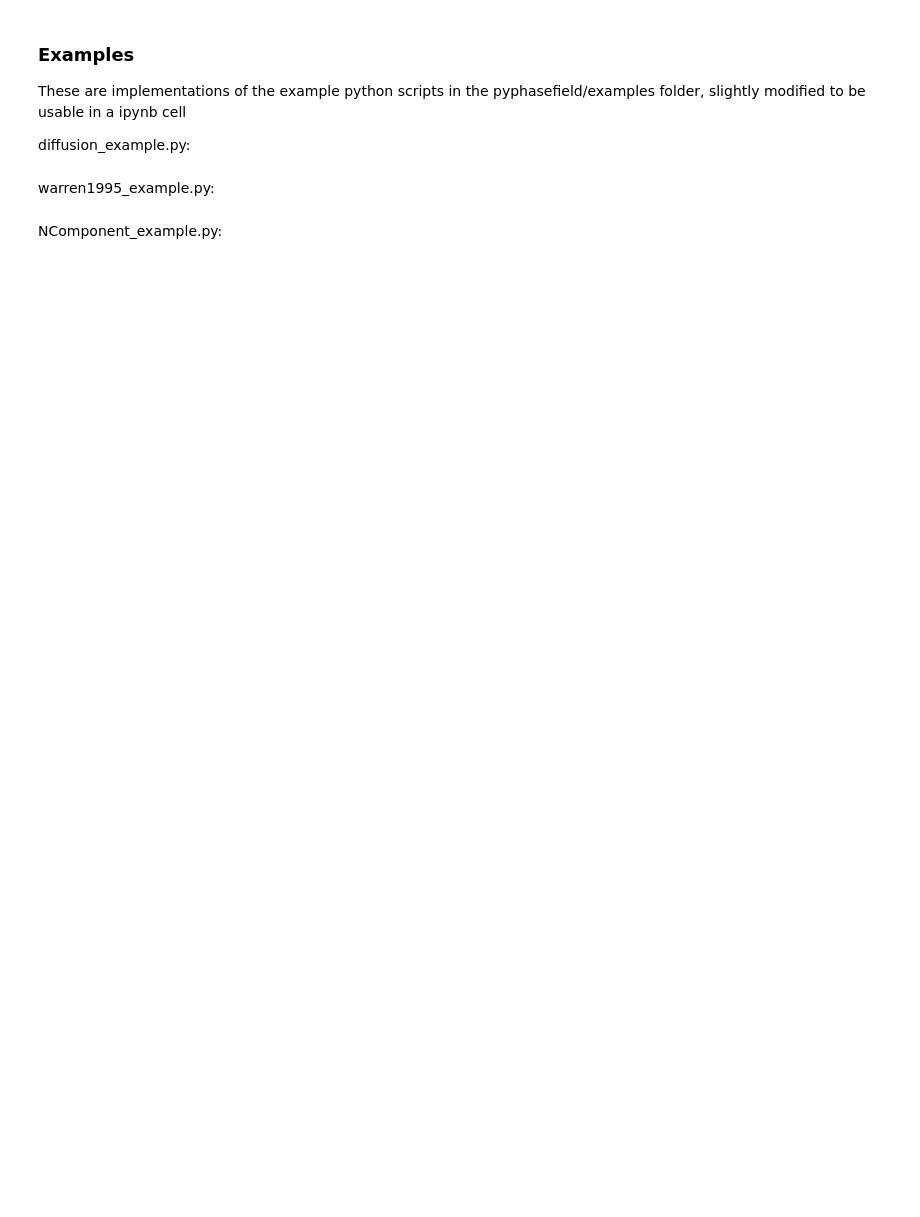
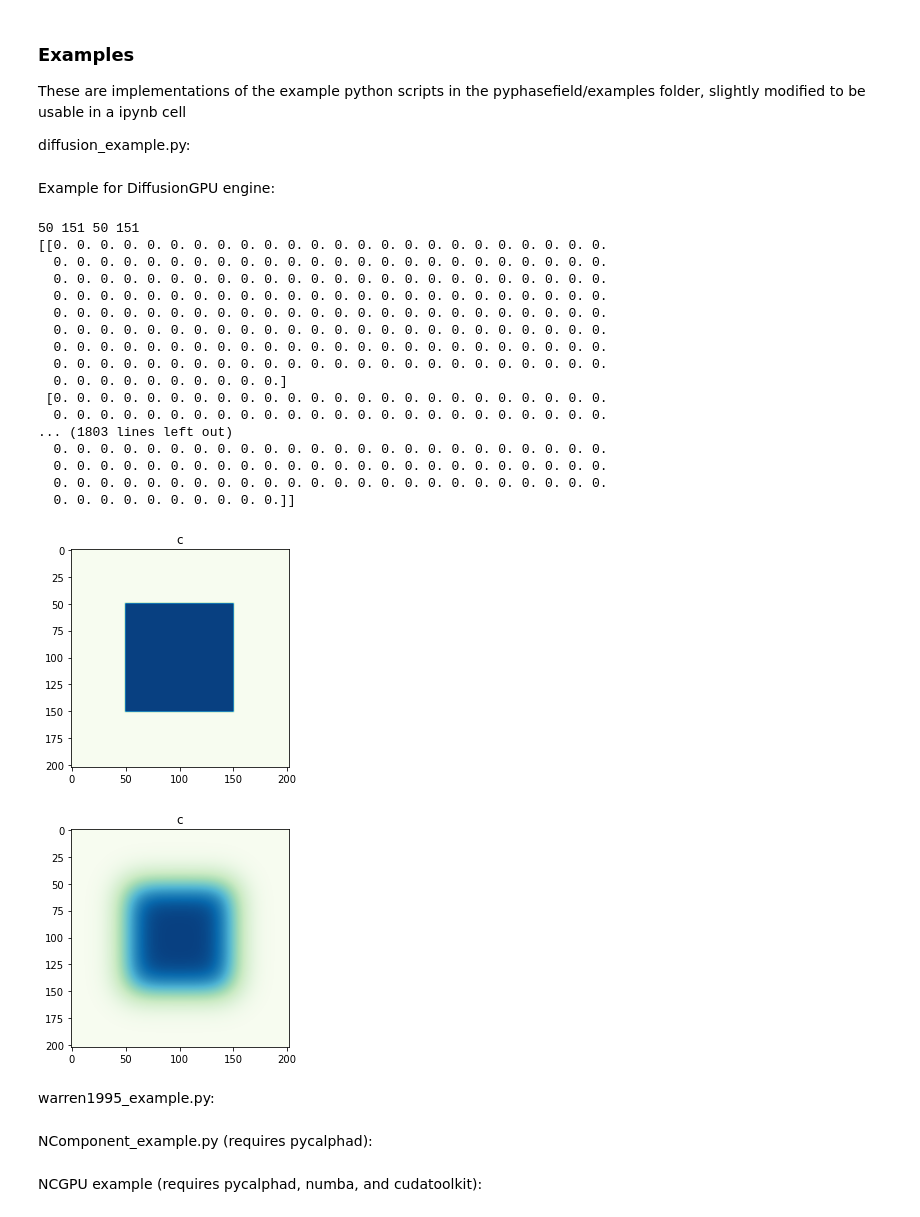
Before and after one commit to AdditiveModeling/pyphasefield, a Jupyter notebook: pyphasefield/pyphasefield/pyphasefield.ipynb, the cells around one changed output. Cells and saved outputs as stored; diff of their text form; code cells hidden in the pictures; blank space fills up the shorter version.

Commit message:
v0.1.1, added DiffusionGPU engine, minor fixes

```diff
--- a/pyphasefield/pyphasefield/pyphasefield.ipynb
+++ b/pyphasefield/pyphasefield/pyphasefield.ipynb
@@ -59,6 +73,40 @@ sim.plot_simulation()
 sim.simulate(100)
 sim.save_simulation()
 sim.plot_simulation()
+# %% [markdown]
+Example for DiffusionGPU engine:
+# %%
+import sys
+sys.path.insert(0,"..")
+import pyphasefield as ppf
+
+sim = ppf.Simulation("data/diffusionGPU_test")
+sim.init_sim_DiffusionGPU([200, 200], cuda_blocks=(16,16), cuda_threads_per_block=(256,1))
+sim.send_fields_to_GPU()
+sim.plot_simulation()
+sim.simulate(1000)
+sim.save_simulation()
+sim.plot_simulation()
+# %% [output]
+50 151 50 151
+[[0. 0. 0. 0. 0. 0. 0. 0. 0. 0. 0. 0. 0. 0. 0. 0. 0. 0. 0. 0. 0. 0. 0. 0.
+  0. 0. 0. 0. 0. 0. 0. 0. 0. 0. 0. 0. 0. 0. 0. 0. 0. 0. 0. 0. 0. 0. 0. 0.
+  0. 0. 0. 0. 0. 0. 0. 0. 0. 0. 0. 0. 0. 0. 0. 0. 0. 0. 0. 0. 0. 0. 0. 0.
+  0. 0. 0. 0. 0. 0. 0. 0. 0. 0. 0. 0. 0. 0. 0. 0. 0. 0. 0. 0. 0. 0. 0. 0.
+  0. 0. 0. 0. 0. 0. 0. 0. 0. 0. 0. 0. 0. 0. 0. 0. 0. 0. 0. 0. 0. 0. 0. 0.
+  0. 0. 0. 0. 0. 0. 0. 0. 0. 0. 0. 0. 0. 0. 0. 0. 0. 0. 0. 0. 0. 0. 0. 0.
+  0. 0. 0. 0. 0. 0. 0. 0. 0. 0. 0. 0. 0. 0. 0. 0. 0. 0. 0. 0. 0. 0. 0. 0.
+  0. 0. 0. 0. 0. 0. 0. 0. 0. 0. 0. 0. 0. 0. 0. 0. 0. 0. 0. 0. 0. 0. 0. 0.
+  0. 0. 0. 0. 0. 0. 0. 0. 0. 0.]
+ [0. 0. 0. 0. 0. 0. 0. 0. 0. 0. 0. 0. 0. 0. 0. 0. 0. 0. 0. 0. 0. 0. 0. 0.
+  0. 0. 0. 0. 0. 0. 0. 0. 0. 0. 0. 0. 0. 0. 0. 0. 0. 0. 0. 0. 0. 0. 0. 0.
+... (1803 lines left out)
+  0. 0. 0. 0. 0. 0. 0. 0. 0. 0. 0. 0. 0. 0. 0. 0. 0. 0. 0. 0. 0. 0. 0. 0.
+  0. 0. 0. 0. 0. 0. 0. 0. 0. 0. 0. 0. 0. 0. 0. 0. 0. 0. 0. 0. 0. 0. 0. 0.
+  0. 0. 0. 0. 0. 0. 0. 0. 0. 0. 0. 0. 0. 0. 0. 0. 0. 0. 0. 0. 0. 0. 0. 0.
+  0. 0. 0. 0. 0. 0. 0. 0. 0. 0.]]
+[figure, added]
+[figure, added]
 # %% [markdown]
 warren1995_example.py:
 # %%
@@ -75,7 +123,7 @@ for i in range(10):
     print(str((i+1)*10)+"% done!")
 sim.plot_simulation()
 # %% [markdown]
-NComponent_example.py:
+NComponent_example.py (requires pycalphad):
 # %%
 import sys
 sys.path.insert(0,"..")
@@ -102,3 +152,5 @@ sim.simulate(totalsteps-20*progress_bar_steps)
 print("Completed!")
 
 sim.plot_simulation()
+# %% [markdown]
+NCGPU example (requires pycalphad, numba, and cudatoolkit):
```
Also changed, not shown: parts of 4 cells of this notebook, 8 other files.
